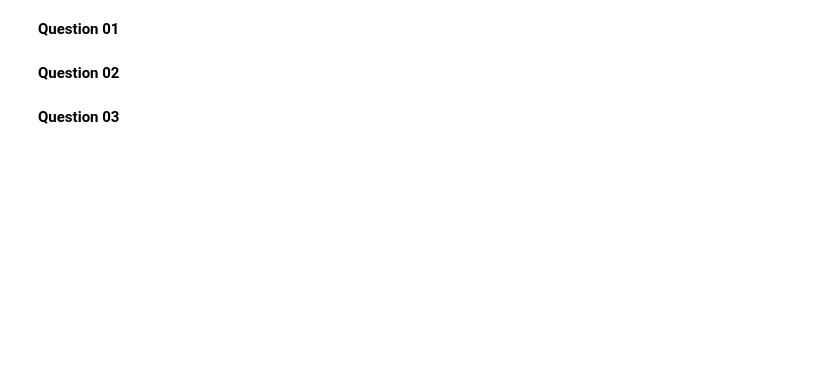
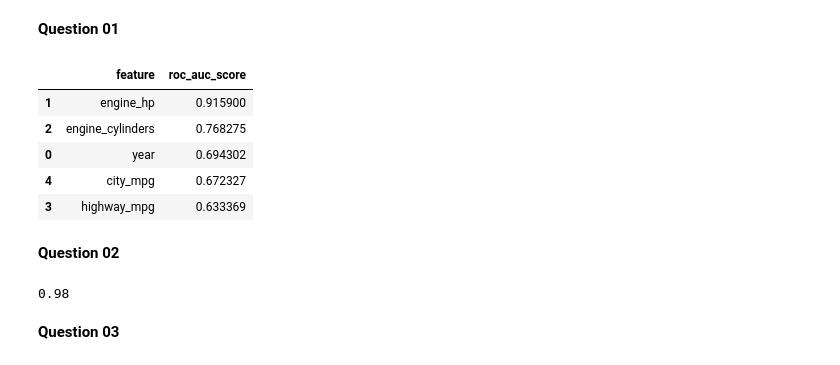
Before and after one commit to abhinit21/ml-learning, a Jupyter notebook: 04-evaluation/homework.ipynb, the cells around one changed output. Saved outputs shown, nothing was run; the diff lists cells and outputs as text; code cells hidden in the pictures; blank space fills up the shorter version.

```diff
--- a/04-evaluation/homework.ipynb
+++ b/04-evaluation/homework.ipynb
@@ -1,4 +15,52 @@
 # %% [markdown]
 **Question 01**
+# %%
+_columns = ['Make', 'Model', 'Year', 'Engine HP', 'Engine Cylinders', 'Transmission Type', 'Vehicle Style', 'highway MPG', 'city mpg', 'MSRP']
+df = df[_columns]
+df.columns = df.columns.str.replace(' ', '_').str.lower()
+df.fillna(0, inplace=True)
+df.rename({'msrp': 'price'}, axis=1, inplace=True)
+# %%
+price_mean = df.price.mean()
+df['above_average'] = df.price > price_mean
+df.above_average = df.above_average.astype(int)
+df.drop('price', axis=1, inplace=True)
+# %%
+def split_data(data, labels, test_size=None, val_size=None, random_state=None):
+    val_ratio = val_size / (test_size + val_size)
+    train_data, temp_data, train_labels, temp_labels = train_test_split(
+        data, labels, test_size=(test_size + val_size),
+        random_state=random_state
+    )
+    val_data, test_data, val_labels, test_labels = train_test_split(
+        temp_data, temp_labels, test_size=val_ratio,
+        random_state=random_state
+    )
+    return train_data, val_data, test_data, train_labels, val_labels, test_labels
+# %%
+X = df.copy().drop('above_average', axis=1)
+y = df.copy().above_average
+
+Xtrain, Xvalid, Xtest, ytrain, yvalid, ytest = split_data(X, y, test_size=0.2, val_size=0.2, random_state=1)
+
+numerical_cols = X.select_dtypes(exclude='object').columns
+categorical_cols = X.select_dtypes(include='object').columns
+
+roc_auc_delta = []
+
+for variable in numerical_cols:
+    score_auc = roc_auc_score(ytrain, Xtrain[variable])
+    if score_auc < 0.5:
+        score_auc = roc_auc_score(ytrain, -Xtrain[variable])
+    roc_auc_delta.append({'feature': variable, 'roc_auc_score': score_auc})
+# %%
+pd.DataFrame(roc_auc_delta).sort_values(by='roc_auc_score', ascending=False)
+# %% [output]
+|  | feature | roc_auc_score |
+| 1 | engine_hp | 0.915900 |
+| 2 | engine_cylinders | 0.768275 |
+| 0 | year | 0.694302 |
+| 4 | city_mpg | 0.672327 |
+| 3 | highway_mpg | 0.633369 |
 # %% [markdown]
 **Question 02**
@@ -5,2 +90,9 @@
+# %%
+ypred_proba = train_model(X, y)
+roc_auc = roc_auc_score(yvalid, ypred_proba)
+
+np.round(roc_auc, 3)
+# %% [output]
+0.98
 # %% [markdown]
 **Question 03**
```
Also changed, not shown: parts of 13 cells of this notebook, 2 other files.
